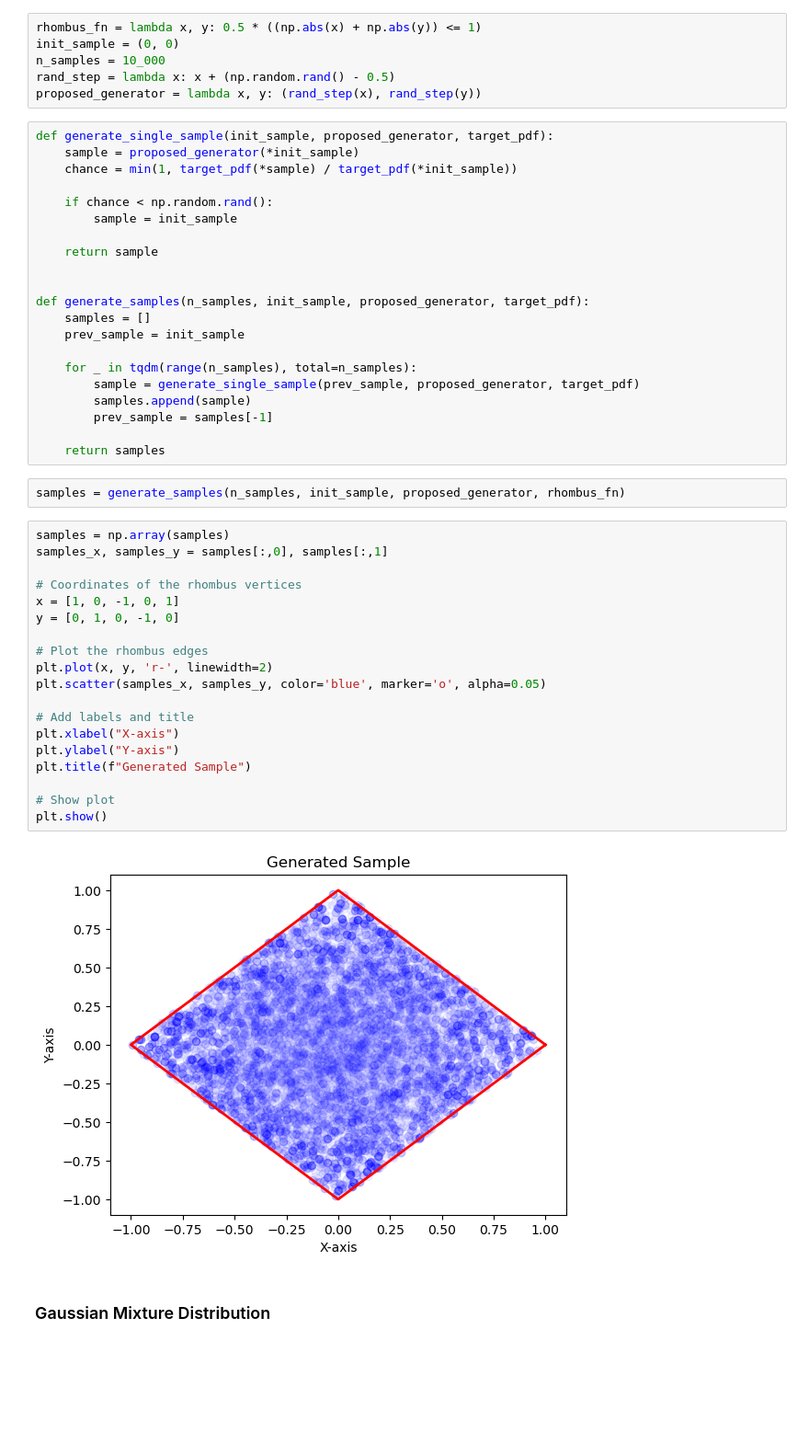
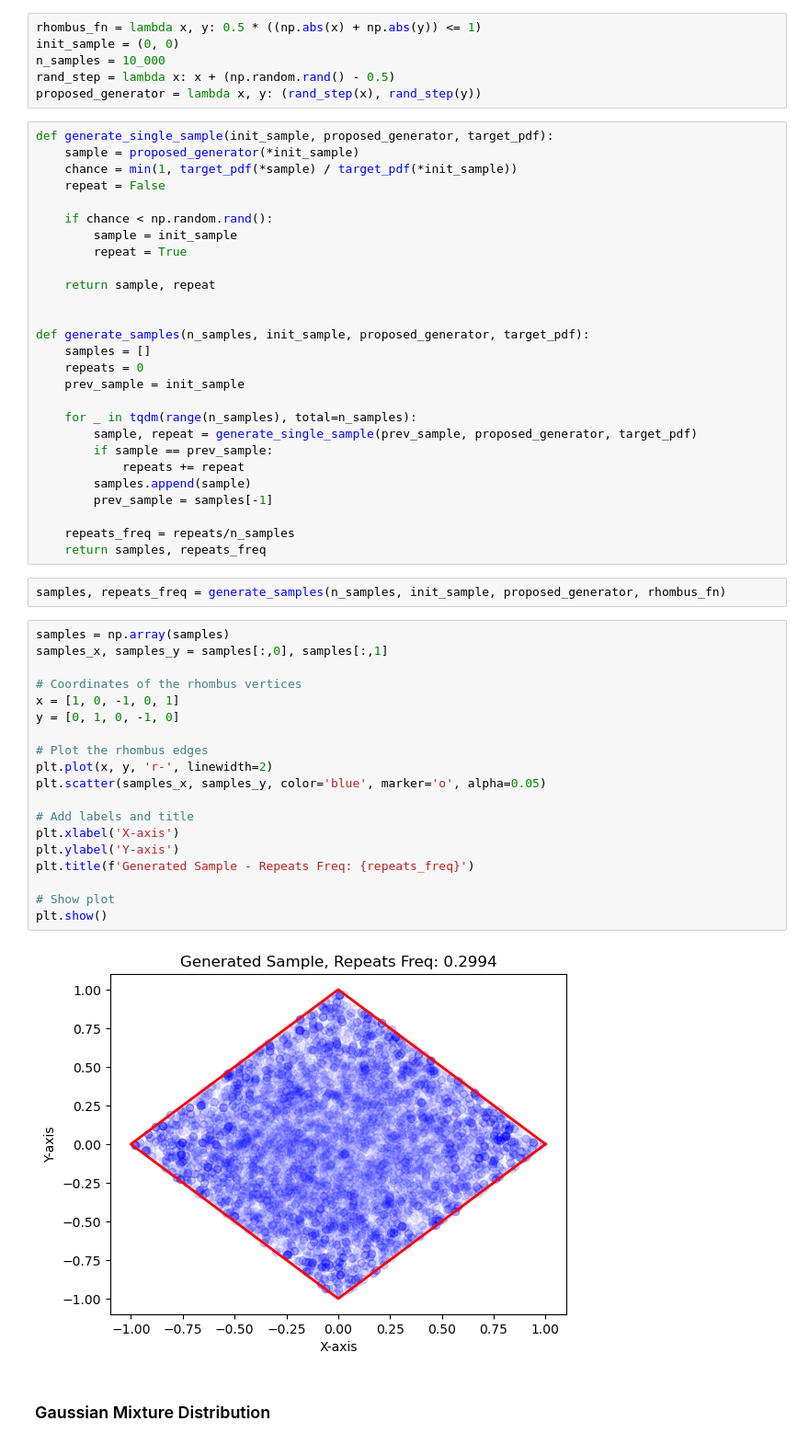
Before and after one commit to Ilan123/study_ml, a Jupyter notebook: sampling_methods/src/markov_chain_monte_carlo.ipynb, the cells around one changed output. Shown at 92% size. Saved outputs shown, nothing was run; the diff lists cells and outputs as text; blank space fills up the shorter version.

```diff
--- a/sampling_methods/src/markov_chain_monte_carlo.ipynb
+++ b/sampling_methods/src/markov_chain_monte_carlo.ipynb
@@ -15,46 +15,52 @@ proposed_generator = lambda x, y: (rand_step(x), rand_step(y))
 def generate_single_sample(init_sample, proposed_generator, target_pdf):
     sample = proposed_generator(*init_sample)
     chance = min(1, target_pdf(*sample) / target_pdf(*init_sample))
+    repeat = False
 
     if chance < np.random.rand():
         sample = init_sample
+        repeat = True
 
-    return sample
+    return sample, repeat
 
 
 def generate_samples(n_samples, init_sample, proposed_generator, target_pdf):
     samples = []
+    repeats = 0
     prev_sample = init_sample
 
     for _ in tqdm(range(n_samples), total=n_samples):
-        sample = generate_single_sample(prev_sample, proposed_generator, target_pdf)
+        sample, repeat = generate_single_sample(prev_sample, proposed_generator, target_pdf)
+        if sample == prev_sample:
+            repeats += repeat
         samples.append(sample)
         prev_sample = samples[-1]
 
-    return samples
+    repeats_freq = repeats/n_samples
+    return samples, repeats_freq
 # %%
-samples = generate_samples(n_samples, init_sample, proposed_generator, rhombus_fn)
+samples, repeats_freq = generate_samples(n_samples, init_sample, proposed_generator, rhombus_fn)
 # %%
 samples = np.array(samples)
 samples_x, samples_y = samples[:,0], samples[:,1]
 
 # Coordinates of the rhombus vertices
 x = [1, 0, -1, 0, 1]
 y = [0, 1, 0, -1, 0]
 
 # Plot the rhombus edges
 plt.plot(x, y, 'r-', linewidth=2)
 plt.scatter(samples_x, samples_y, color='blue', marker='o', alpha=0.05)
 
 # Add labels and title
-plt.xlabel("X-axis")
-plt.ylabel("Y-axis")
-plt.title(f"Generated Sample")
+plt.xlabel('X-axis')
+plt.ylabel('Y-axis')
+plt.title(f'Generated Sample - Repeats Freq: {repeats_freq}')
 
 # Show plot
 plt.show()
 # %% [output]
-[figure, old version]
+[figure, new version]
 # %% [markdown]
 ### Gaussian Mixture Distribution
 # %%
```
Also changed, not shown: parts of 3 cells of this notebook.
